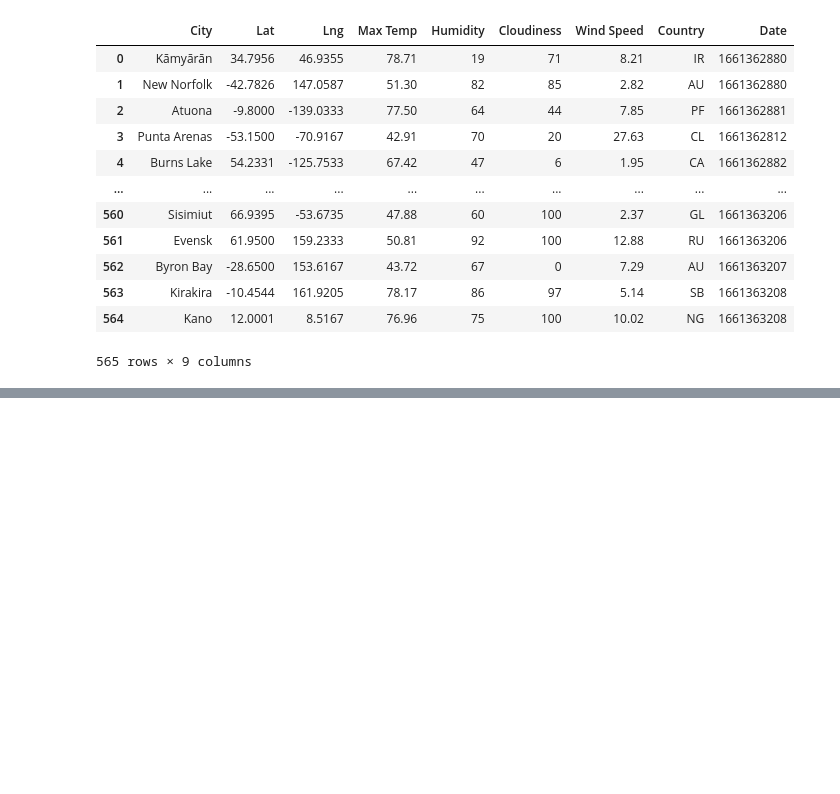
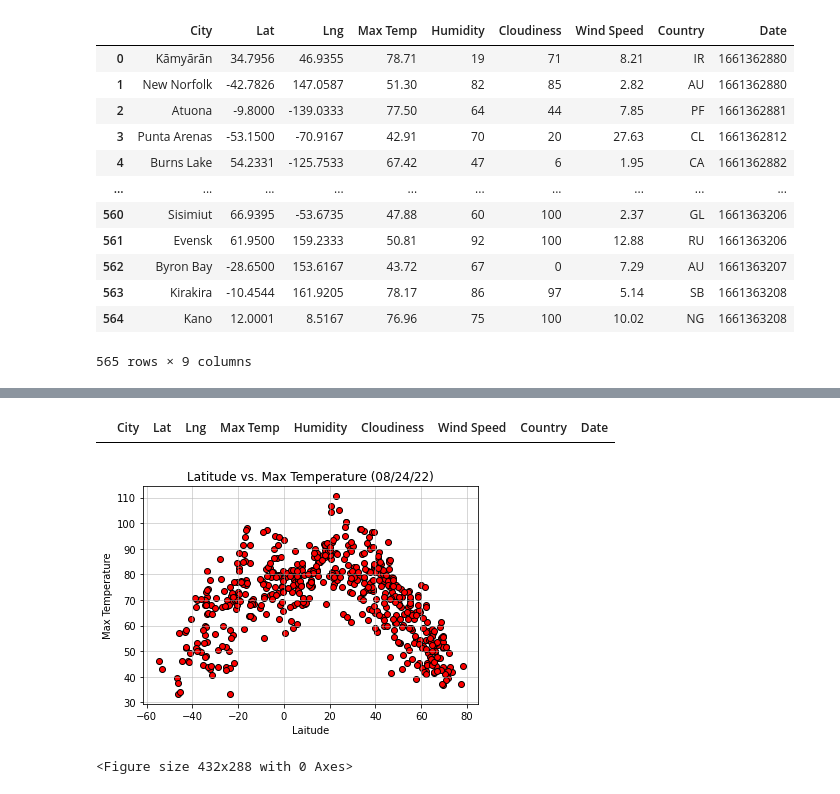
Before and after one commit to bdub99/Geographical-Weather-Analysis, a Jupyter notebook: WeatherPy/weather.ipynb, the cells around one changed output, grey strips where cells are left out. Drawn from its saved outputs; the diff is of its cells as text; code cells hidden in the pictures; blank space fills up the shorter version.

Commit message:
image folder

```diff
--- a/WeatherPy/weather.ipynb
+++ b/WeatherPy/weather.ipynb
@@ -127,0 +145,5 @@ weather_df
+# %%
+humidity_greater = weather_df.loc[weather_df["Humidity"] >100.00]
+humidity_greater.head()
+# %% [output]
+|  | City | Lat | Lng | Max Temp | Humidity | Cloudiness | Wind Speed | Country | Date |
@@ -127,0 +152,11 @@ weather_df
+# %%
+plt.scatter(weather_df["Lat"], weather_df["Max Temp"], facecolor = "red", edgecolor = "black")
+plt.title("Latitude vs. Max Temperature (08/24/22)")
+plt.xlabel("Laitude")
+plt.ylabel("Max Temperature")
+plt.grid(linestyle='-', linewidth=1, alpha = 0.5)
+plt.show()
+plt.savefig("Latitude vs Max Temperature.png")
+# %% [output]
+[figure, added]
+<Figure size 432x288 with 0 Axes>
```
Also changed, not shown: parts of 9 cells of this notebook, 4 other files.
